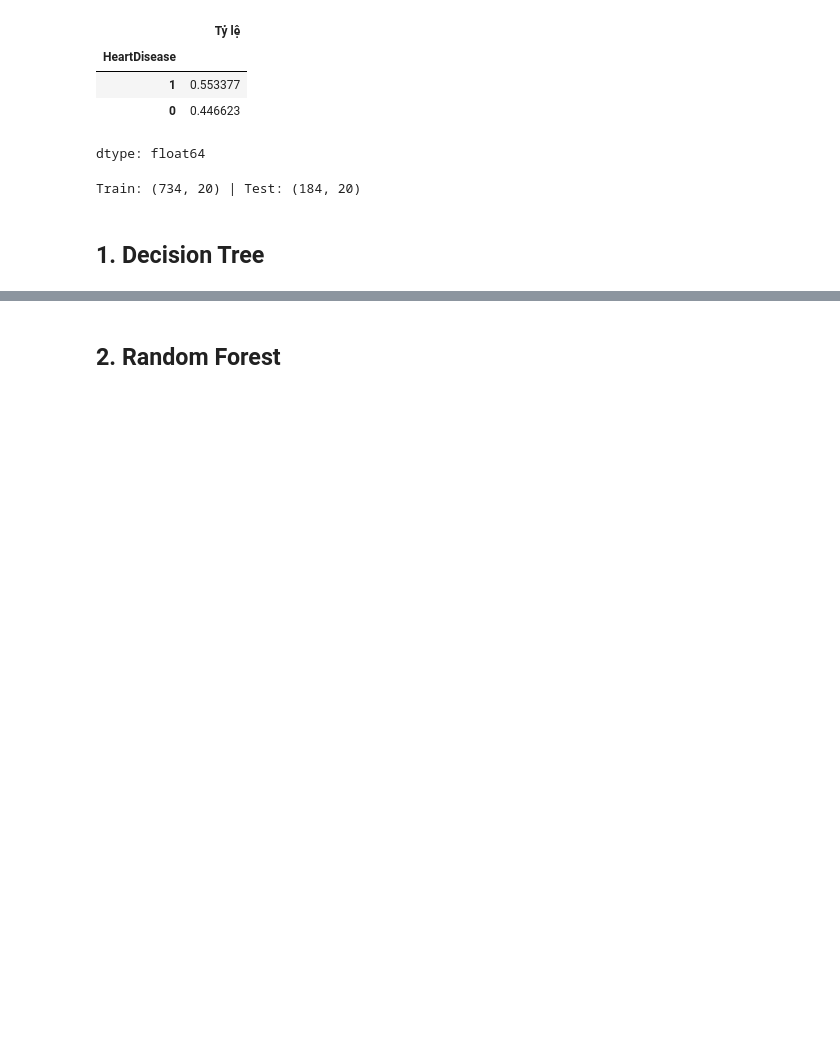
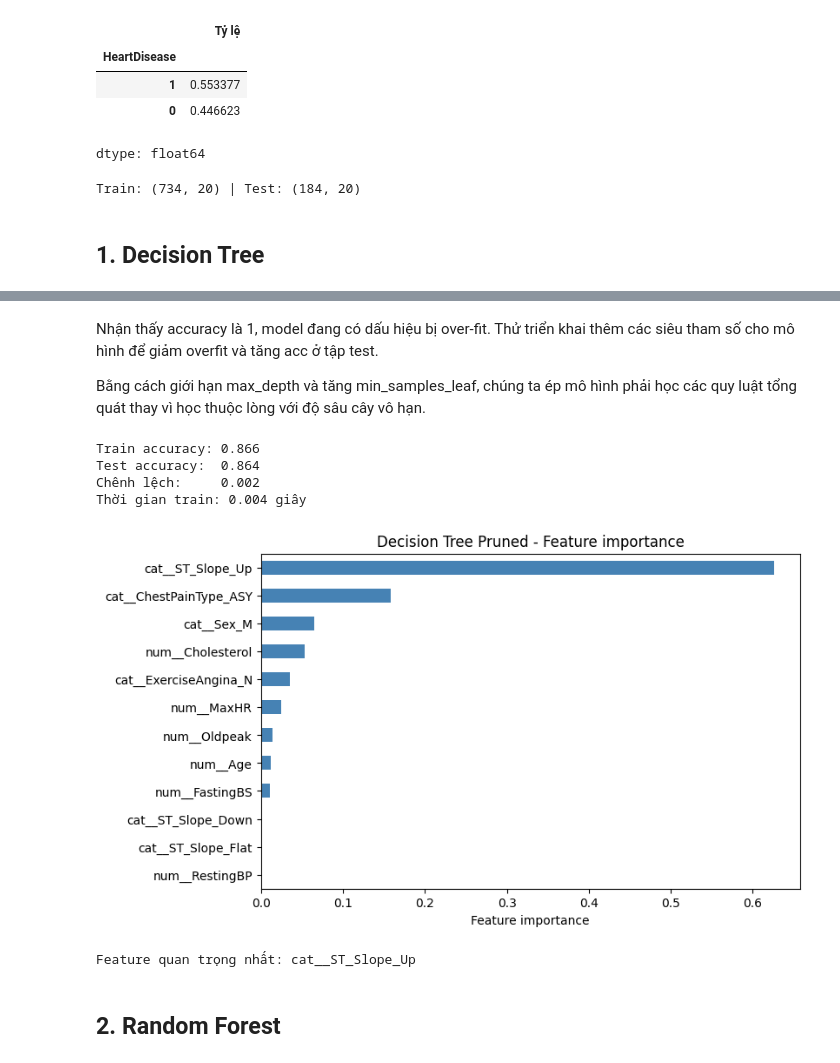
Before and after one commit to iTCuong090/Machine-Learning-Deep-Learning, a Jupyter notebook: ML_ISE_TUAN_5/Decision Tree - Essembles/B.ipynb, the cells around one changed output, grey strips where cells are left out. Drawn from its saved outputs; the diff is of its cells as text; code cells hidden in the pictures; blank space fills up the shorter version.

Commit message:
Được tạo bằng Colab

```diff
--- a/ML_ISE_TUAN_5/Decision Tree - Essembles/B.ipynb
+++ b/ML_ISE_TUAN_5/Decision Tree - Essembles/B.ipynb
@@ -150,4 +159,22 @@ Thời gian train: 0.011 giây
 Feature quan trọng nhất: cat__ST_Slope_Up
+# %% [markdown]
+Nhận thấy accuracy là 1, model đang có dấu hiệu bị over-fit. Thử triển khai thêm các siêu tham số cho mô hình để giảm overfit và tăng acc ở tập test.
+
+Bằng cách giới hạn max_depth và tăng min_samples_leaf, chúng ta ép mô hình phải học các quy luật tổng quát thay vì học thuộc lòng với độ sâu cây vô hạn.
+# %%
+dt_pruned = DecisionTreeClassifier(max_depth=4, min_samples_leaf=10, random_state=67)
+dt_pruned = evaluate_model('Decision Tree (Pruned)', dt_pruned)
+plot_importance(dt_pruned, 'Decision Tree Pruned - Feature importance')
+
+#Max depth là độ sâu tối đa của cây.
+#Min samples leaf là số lượng mẫu tối thiểu ở mỗi lá để tránh học thuộc lòng nhiễu dữ liệu.
+# %% [output]
+Train accuracy: 0.866
+Test accuracy:  0.864
+Chênh lệch:     0.002
+Thời gian train: 0.004 giây
+[figure, added]
+Feature quan trọng nhất: cat__ST_Slope_Up
 # %% [markdown]
 ## 2. Random Forest
 # %%
```
Also changed, not shown: parts of 13 cells of this notebook.
